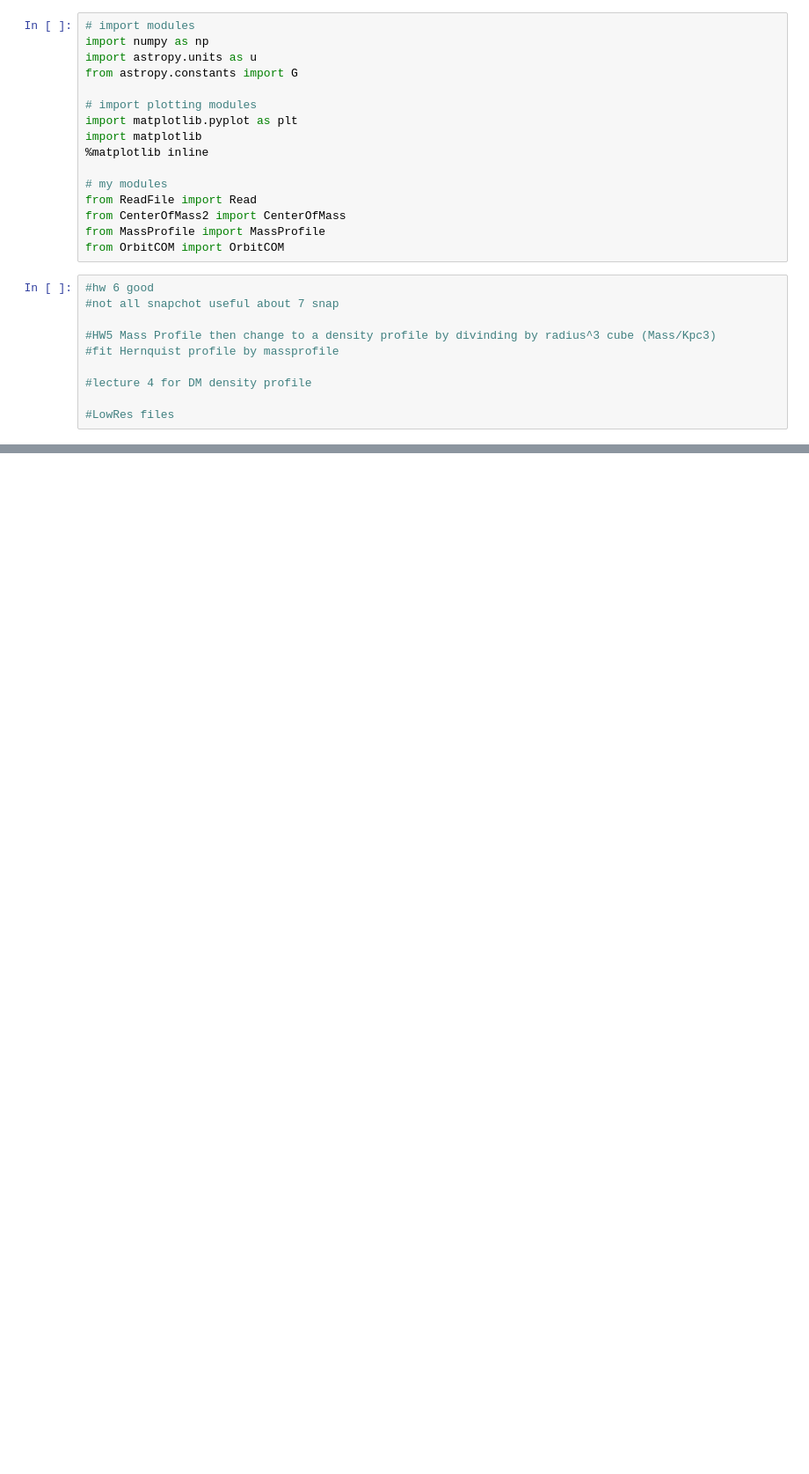
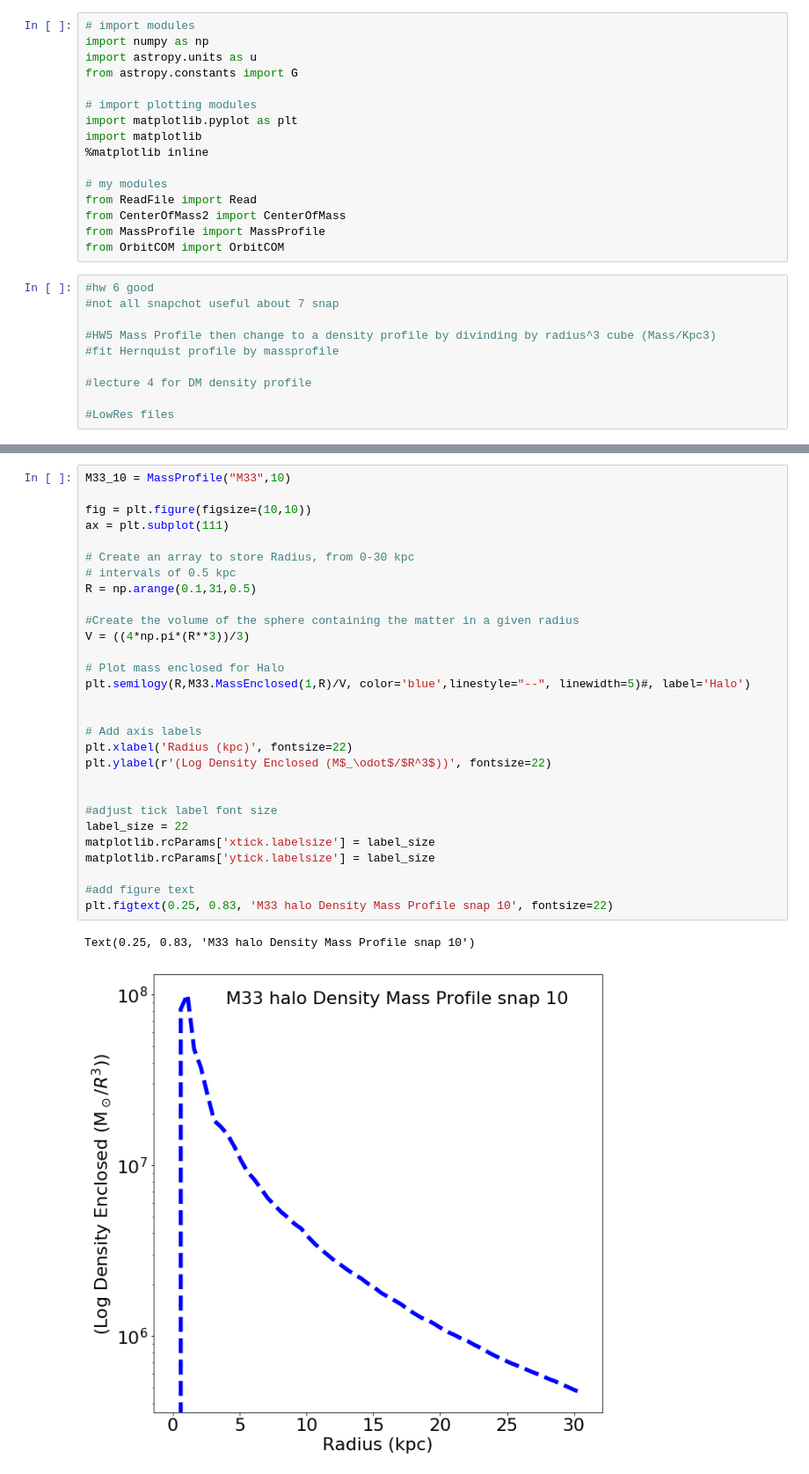
Before and after one commit to kyubito/400B_MASINI, a Jupyter notebook: Research Assignement/Code/Code.ipynb, the cells around one changed output, grey strips where cells are left out. Shown at 88% size. Cells and saved outputs as stored; diff of their text form; blank space fills up the shorter version.

```diff
--- a/Research Assignement/Code/Code.ipynb
+++ b/Research Assignement/Code/Code.ipynb
@@ -34,0 +73,32 @@ MtotM33 = 0.187e12
+# %%
+M33_10 = MassProfile("M33",10)
+
+fig = plt.figure(figsize=(10,10))
+ax = plt.subplot(111)
+
+# Create an array to store Radius, from 0-30 kpc
+# intervals of 0.5 kpc
+R = np.arange(0.1,31,0.5)
+
+#Create the volume of the sphere containing the matter in a given radius
+V = ((4*np.pi*(R**3))/3)
+
+# Plot mass enclosed for Halo
+plt.semilogy(R,M33.MassEnclosed(1,R)/V, color='blue',linestyle="--", linewidth=5)#, label='Halo')
+
+
+# Add axis labels
+plt.xlabel('Radius (kpc)', fontsize=22)
+plt.ylabel(r'(Log Density Enclosed (M$_\odot$/$R^3$))', fontsize=22)
+
+
+#adjust tick label font size
+label_size = 22
+matplotlib.rcParams['xtick.labelsize'] = label_size
+matplotlib.rcParams['ytick.labelsize'] = label_size
+
+#add figure text
+plt.figtext(0.25, 0.83, 'M33 halo Density Mass Profile snap 10', fontsize=22)
+# %% [output]
+Text(0.25, 0.83, 'M33 halo Density Mass Profile snap 10')
+[figure, added]
```
Also changed, not shown: parts of 23 cells of this notebook.
